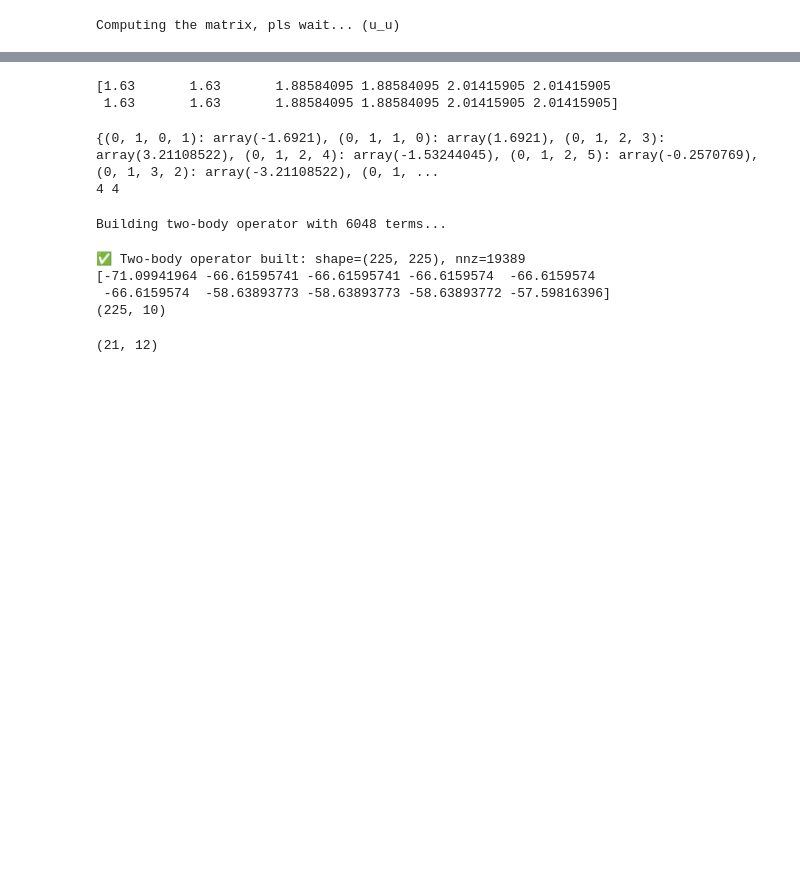
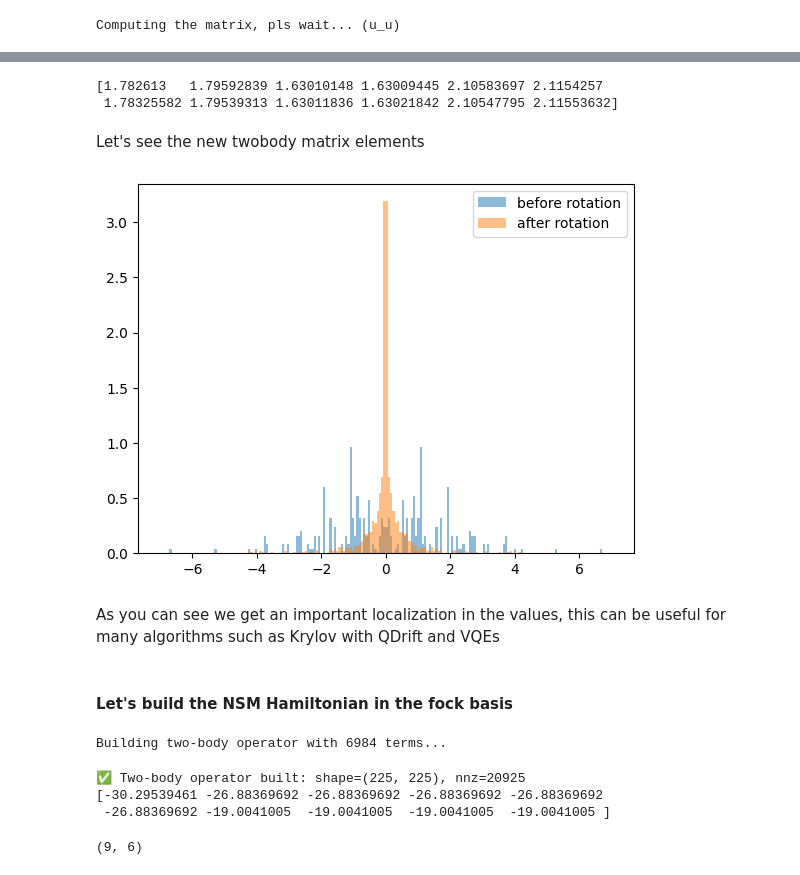
Before and after one commit to emacosta95/3rdQA4NSM, a Jupyter notebook: HartreeFock.ipynb, the cells around one changed output, grey strips where cells are left out. Drawn from its saved outputs; the diff is of its cells as text; code cells hidden in the pictures; blank space fills up the shorter version.

```diff
--- a/HartreeFock.ipynb
+++ b/HartreeFock.ipynb
@@ -112,22 +125,14 @@ plt.show()
 # %%
-v_ext=torch.diag(model.h)
+# get the single particle component of the hamiltonian in matrix form
+singleparticle_part_matrix=torch.diag(model.h)
 
-
-print(model.rho_n.shape)
+# get the fock operators for neutrons and protons
 fock_operator_n,fock_operator_p=model.build_fock_matrices_factorized()
-plt.imshow(fock_operator_n.detach().numpy())
-plt.colorbar()
-plt.show()
+# get the unitaries
 _, unitary_n = torch.linalg.eigh(fock_operator_n)   # columns of U_can are eigenvectors
 _, unitary_p = torch.linalg.eigh(fock_operator_p)   # columns of U_can are eigenvectors
-
-
-h_p, V_p,_ = transform_integrals_block_optimized(unitary_n.T,unitary_p.T,v_ext,model.V_tensor)
-print(h_p)
-plt.imshow(h_p.detach().numpy())
-plt.show()
-
-U=torch.zeros((size_a+size_b,size_a+size_b),dtype=torch.double)
-U[:size_a,:size_a]=unitary_n
-U[size_a:,size_a:]=unitary_p
-h_p,V_p=transform_integrals_full_unitary(U.T,model.h,model.V_tensor)
+# build the full unitary
+unitary=torch.zeros((size_a+size_b,size_a+size_b),dtype=torch.double)
+unitary[:size_a,:size_a]=unitary_n
+unitary[size_a:,size_a:]=unitary_p
+new_single_particle_matrix_torch,new_twobody_matrix_torch=model.transform_integrals_full_unitary(unitary.T,model.h,model.V_tensor)
@@ -155,5 +139,5 @@ tensor([[ 1.6300e+00,  3.9218e-17, -5.9254e-12,  1.8625e-12, -1.0494e-12,
 # %%
-new_energies=np.diag(h_p.detach().numpy())
+new_energies=np.diag(new_single_particle_matrix_torch.detach().numpy())
 print(new_energies)
 
 new_twobody_matrix={}
@@ -161,39 +145,48 @@ for a in range(size_a+size_b):
     for b in range(size_a+size_b):
         for c in range(size_a+size_b):
             for d in range(size_a+size_b):
-                if np.abs(V_p[a,b,c,d].detach().numpy())>=10**-7:
-                    new_twobody_matrix[(a,b,c,d)]=V_p[a,b,c,d].detach().numpy()
+                if np.abs(new_twobody_matrix_torch[a,b,c,d].detach().numpy())>=10**-7:
+                    new_twobody_matrix[(a,b,c,d)]=new_twobody_matrix_torch[a,b,c,d].detach().numpy()
 # %% [output]
-[1.63       1.63       1.88584095 1.88584095 2.01415905 2.01415905
- 1.63       1.63       1.88584095 1.88584095 2.01415905 2.01415905]
+[1.782613   1.79592839 1.63010148 1.63009445 2.10583697 2.1154257
+ 1.78325582 1.79539313 1.63011836 1.63021842 2.10547795 2.11553632]
+# %% [markdown]
+Let's see the new twobody matrix elements
 # %%
-print((new_twobody_matrix))
-print(nparticles_b,nparticles_a)
+values_twobody_matrix=list(twobody_matrix.values())
+values_twobody_matrix_after_rotation=list(new_twobody_matrix.values())
+
+plt.hist(values_twobody_matrix,bins=200,alpha=0.5,label='before rotation',density=True,range=(-7,7))
+plt.hist(values_twobody_matrix_after_rotation,bins=200,alpha=0.5,label='after rotation',density=True,range=(-7,7))
+plt.legend()
+plt.show()
 # %% [output]
-{(0, 1, 0, 1): array(-1.6921), (0, 1, 1, 0): array(1.6921), (0, 1, 2, 3): array(3.21108522), (0, 1, 2, 4): array(-1.53244045), (0, 1, 2, 5): array(-0.2570769), (0, 1, 3, 2): array(-3.21108522), (0, 1, ...
-4 4
+[figure, added]
+# %% [markdown]
+As you can see we get an important localization in the values, this can be useful for many algorithms such as Krylov with QDrift and VQEs
+# %% [markdown]
+#### Let's build the NSM Hamiltonian in the fock basis
 # %%
+#### we still decompose in neutrons and protons because HF conserves these numbers
 NSMFockHamiltonian=FermiHubbardHamiltonian(size_a=size_a,size_b=size_b,nparticles_a=nparticles_a,nparticles_b=nparticles_b)
 # one body term:
 one_body_term=0.
 for a in range(size_a+size_b):
     for b in range(size_a+size_b):
-        one_body_term+=h_p[a,b].detach().numpy()*NSMFockHamiltonian.adag_a_matrix_optimized(a,b)
+        one_body_term+=new_single_particle_matrix_torch[a,b].detach().numpy()*NSMFockHamiltonian.adag_a_matrix_optimized(a,b)
 
-
+# initialize the Hamiltonian as in the NSM case
 NSMFockHamiltonian.get_twobody_interaction_optimized(new_twobody_matrix)
 NSMFockHamiltonian.get_hamiltonian()
 NSMFockHamiltonian.hamiltonian+=one_body_term
-egs,psigshf=NSMFockHamiltonian.get_spectrum(10)
+eigvals_hf,psis_hf=NSMFockHamiltonian.get_spectrum(10)
 
-print(egs)
-print(psigshf.shape)
+print(eigvals_hf)
 # %% [output]
-Building two-body operator with 6048 terms...
+Building two-body operator with 6984 terms...
-✅ Two-body operator built: shape=(225, 225), nnz=19389
-[-71.09941964 -66.61595741 -66.61595741 -66.6159574  -66.6159574
- -66.6159574  -58.63893773 -58.63893773 -58.63893772 -57.59816396]
-(225, 10)
+✅ Two-body operator built: shape=(225, 225), nnz=20925
+[-30.29539461 -26.88369692 -26.88369692 -26.88369692 -26.88369692
+ -26.88369692 -19.0041005  -19.0041005  -19.0041005  -19.0041005 ]
 # %%
 from NSMFermions.utils_quasiparticle_approximation import QuasiParticlesConverterOnlynnpp
 
@@ -211,8 +204,8 @@ for i in range(0,size_a,2):
 
     new_couples.append([i+6,i+7])
     new_couples.append([i,i+1])
-    new_couples.append([i,i+6])
-    new_couples.append([i+1,i+7])
+    #new_couples.append([i,i+6])
+    #new_couples.append([i+1,i+7])
 
 
 
@@ -225,7 +218,7 @@ QPCHF.get_the_basis_matrix_transformation(NSMFockHamiltonian.basis)
 
 print(QPCHF.quasiparticle_basis.shape)
 # %% [output]
-(21, 12)
+(9, 6)
 # %%
 print(QPC.quasiparticle_basis.shape)
 hamiltonian_Q=QPC.particles2quasiparticles @ NSMHamiltonian.hamiltonian @ QPC.particles2quasiparticles.T
```
Also changed, not shown: parts of 17 cells of this notebook, 3 other files.
